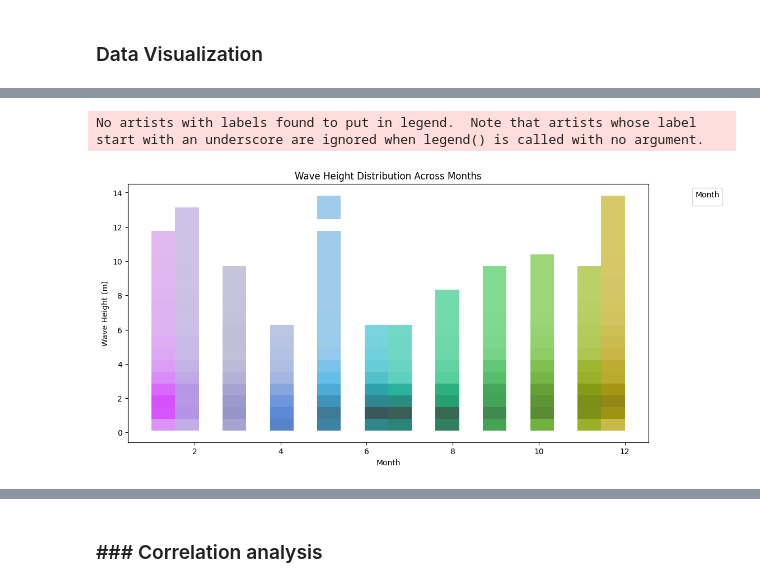
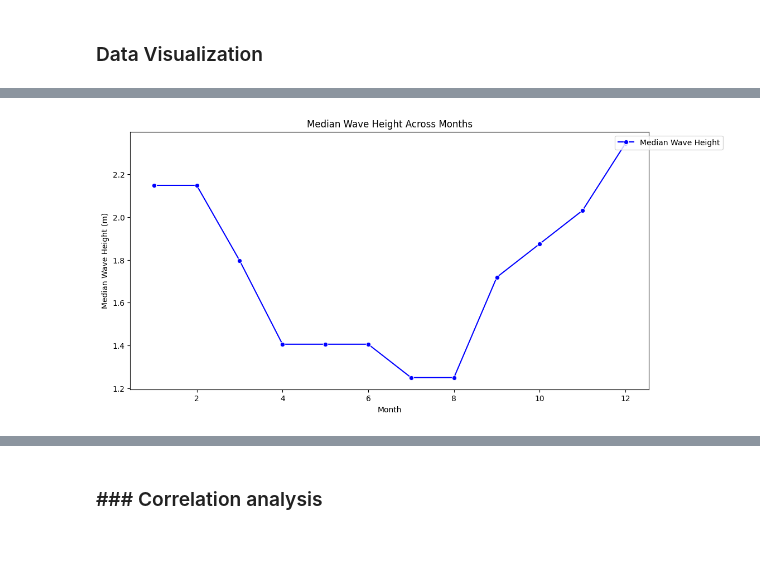
Before and after one commit to ggkopp/Capstone-Project, a Jupyter notebook: ExploratoryDataAnalytics.ipynb, the cells around one changed output, grey strips where cells are left out. Cells and saved outputs as stored; diff of their text form; code cells hidden in the pictures; blank space fills up the shorter version.

```diff
--- a/ExploratoryDataAnalytics.ipynb
+++ b/ExploratoryDataAnalytics.ipynb
@@ -59,29 +64,31 @@ plt.show()
 # %%
 import seaborn as sns
 import matplotlib.pyplot as plt
 import pandas as pd
 
 # Assuming 'time_UTC' is a datetime column
 df['time_UTC'] = pd.to_datetime(df['time_UTC'])
 
 # Extract month numbers and add them as a new column
 df['month'] = df['time_UTC'].dt.month
 
 # Set up the figure and axis
 plt.figure(figsize=(12, 6))
 
-# Create a histogram of wave heights grouped by months
-sns.histplot(data=df, x='month', y='wave_height_m', bins=20, hue='month', multiple='stack', palette='viridis')
+# Calculate the median wave height for each month
+median_wave_heights = df.groupby('month')['wave_height_m'].median()
+
+# Create a line plot for the median wave heights grouped by months
+sns.lineplot(x=median_wave_heights.index, y=median_wave_heights.values, marker='o', color='b', label='Median Wave Height')
 
 # Customize the plot
-plt.title('Wave Height Distribution Across Months')
+plt.title('Median Wave Height Across Months')
 plt.xlabel('Month')
-plt.ylabel('Wave Height (m)')
-plt.legend(title='Month', loc='upper right', bbox_to_anchor=(1.15, 1))
+plt.ylabel('Median Wave Height (m)')
+plt.legend(loc='upper right', bbox_to_anchor=(1.15, 1))
 
 # Show the plot
 plt.show()
 # %% [output]
-No artists with labels found to put in legend.  Note that artists whose label start with an underscore are ignored when legend() is called with no argument.
-[figure, old version]
+[figure, new version]
 # %%
```
Also changed, not shown: parts of 2 cells of this notebook.
